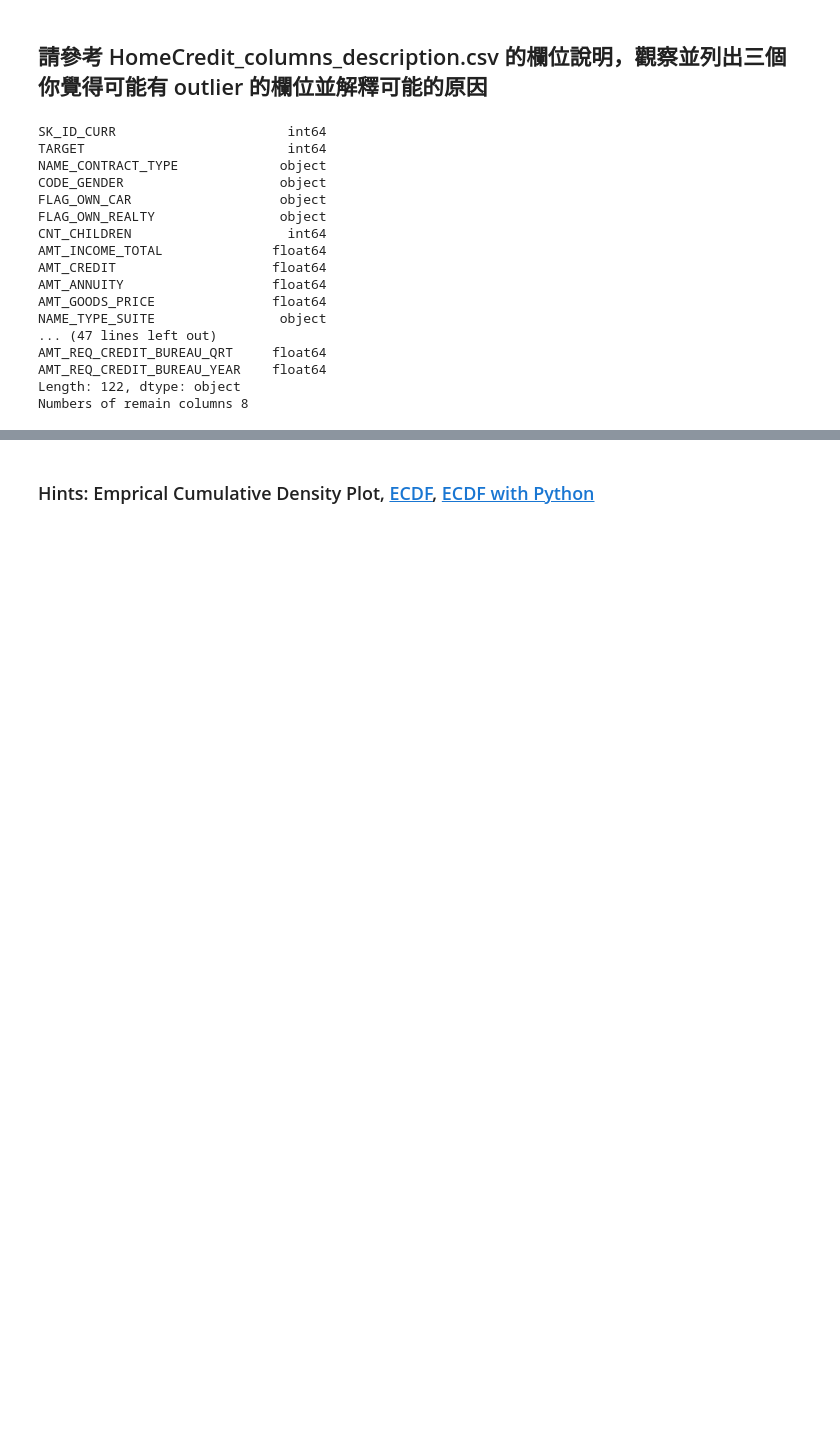
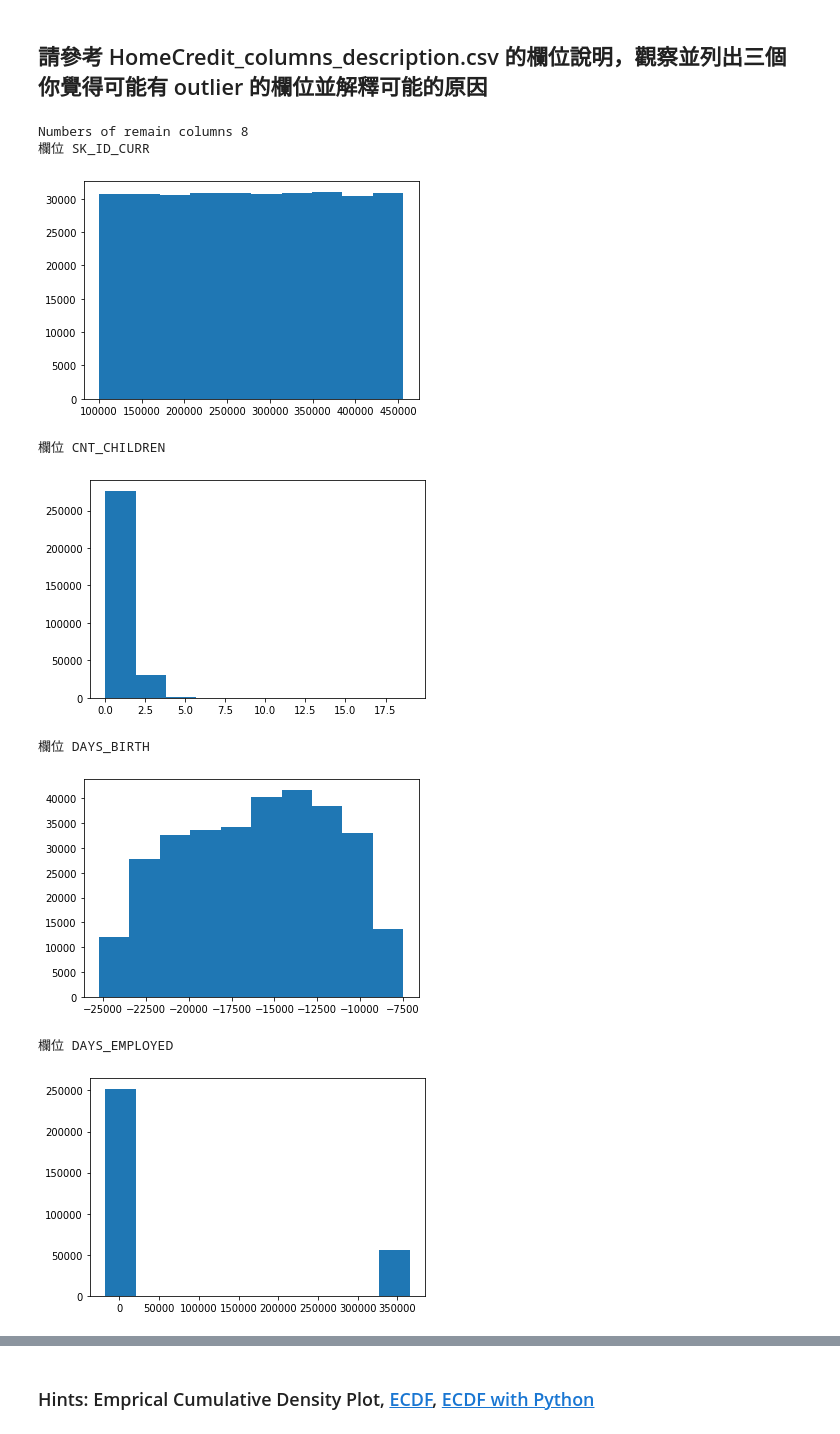
Before and after one commit to BeemoLin/ML100Days, a Jupyter notebook: homework/Day_009_HW.ipynb, the cells around one changed output, grey strips where cells are left out. Cells and saved outputs as stored; diff of their text form; code cells hidden in the pictures; blank space fills up the shorter version.

```diff
--- a/homework/Day_009_HW.ipynb
+++ b/homework/Day_009_HW.ipynb
@@ -40,34 +40,25 @@ Path of read in data: ./data/application_train.csv
 # %%
 # 先篩選數值型的欄位
 dtype_select = ['int64', 'float64']
 
 numeric_columns = list(app_train.columns[list(app_train.dtypes.isin(dtype_select))])
-print(app_train.dtypes)
 app_train[numeric_columns].apply(lambda x:len(x.unique())!=2 )
 # 再把只有 2 值 (通常是 0,1) 的欄位去掉
 numeric_columns = list(app_train[numeric_columns].columns[list(app_train[numeric_columns].apply(lambda x:len(x.unique())!=2 ))])
 print("Numbers of remain columns %s" % len(numeric_columns))
 
 # 檢視這些欄位的數值範圍
-#for col in numeric_columns:
-#    print('欄位', col)
-#    plt.hist(app_train[col])
-#    plt.show()
+for col in numeric_columns:
+   print('欄位', col)
+   plt.hist(app_train[col])
+   plt.show()
 # %% [output]
-SK_ID_CURR                      int64
-TARGET                          int64
-NAME_CONTRACT_TYPE             object
-CODE_GENDER                    object
-FLAG_OWN_CAR                   object
-FLAG_OWN_REALTY                object
-CNT_CHILDREN                    int64
-AMT_INCOME_TOTAL              float64
-AMT_CREDIT                    float64
-AMT_ANNUITY                   float64
-AMT_GOODS_PRICE               float64
-NAME_TYPE_SUITE                object
-... (47 lines left out)
-AMT_REQ_CREDIT_BUREAU_QRT     float64
-AMT_REQ_CREDIT_BUREAU_YEAR    float64
-Length: 122, dtype: object
 Numbers of remain columns 8
+欄位 SK_ID_CURR
+[figure, added]
+欄位 CNT_CHILDREN
+[figure, added]
+欄位 DAYS_BIRTH
+[figure, added]
+欄位 DAYS_EMPLOYED
+[figure, added]
```
Also changed, not shown: parts of 1 cell of this notebook.
